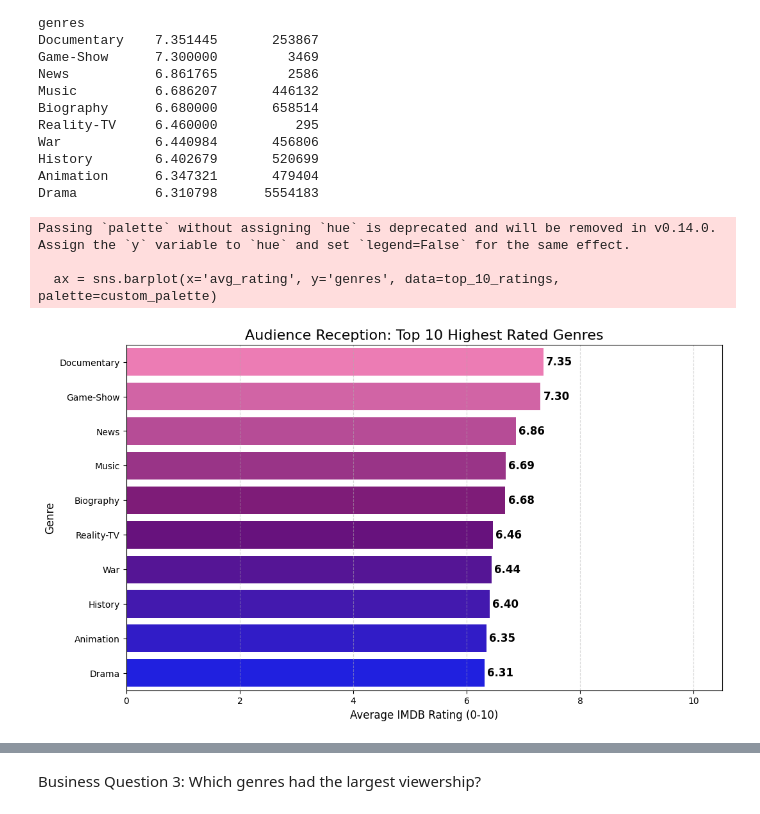
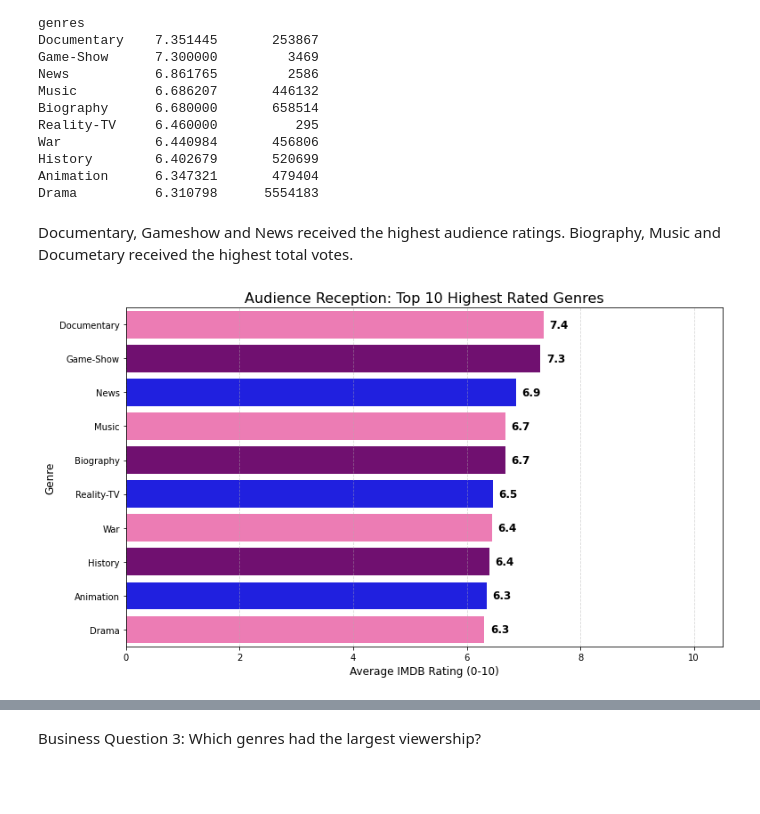
Before and after one commit to thomasamuti-cpu/Movies_project_moringa, a Jupyter notebook: student.ipynb, the cells around one changed output, grey strips where cells are left out. Cells and saved outputs as stored; diff of their text form; code cells hidden in the pictures; blank space fills up the shorter version.

Commit message:
Edited README, Added dashboard, git_ignore, figures, notebook and presentation pdf, edited csv files, compiled notebook.

```diff
--- a/student.ipynb
+++ b/student.ipynb
@@ -111,7 +111,7 @@ FileNotFoundError: [Errno 2] No such file or directory: 'C:\\Users\\PC\\Desktop\
 
 # Create a connection
 
-conn = sqlite3.connect('C:/Users/PC/Desktop/movies_project/dsc-phase-2-project-v3/zippedData/im.db')
+conn = sqlite3.connect('C:/Users/PC/Desktop/movies_project_moringa/zippedData/im.db')
 
 cursor = conn.cursor()
 
@@ -129,7 +149,7 @@ print(tables)
 # We will extract these and store them as a pandas dataframe
 
 IMDB_df = pd.read_sql_query("""
-SELECT mb.movie_id, mb.genres, mr.movie_id, mr.averagerating, mr.numvotes, ma.ordering
+SELECT mb.movie_id, mb.genres, mr.averagerating, mr.numvotes, ma.ordering
 FROM movie_basics as mb
 JOIN movie_ratings as mr
 ON mb.movie_id = mr.movie_id
@@ -353,40 +424,40 @@ War            6.440984       456806
 History        6.402679       520699
 Animation      6.347321       479404
 Drama          6.310798      5554183
+# %% [markdown]
+Documentary, Gameshow and News received the highest audience ratings.
+   Biography, Music and Documetary received the highest total votes.
 # %%
-
-
+# Visualization of the movies with the highest audience ratings.
 # 1. PREPARE THE DATA
 # We ensure the index is reset so 'genres' becomes a proper column
 # We check if 'genres' is already a column or if it's the index
+# Ensure 'genres' is a column
 if 'genres' not in top_10_ratings.columns:
     top_10_ratings = top_10_ratings.reset_index()
 
-# 2. CREATE PLOT
-plt.figure(figsize=(12, 7))
+    plt.figure(figsize=(12, 7))
 
-# Create the Custom Pink-Purple-Blue Palette
-custom_palette = sns.blend_palette(["#ff69b4", "#800080", "#0000ff"], n_colors=10)
+# Custom palette (fixed)
+custom_palette = sns.color_palette(["#ff69b4", "#800080", "#0000ff"], n_colors=10)
 
-# Plot Horizontal Bar Chart
-# FIX 1: Changed x='averagerating' to x='avg_rating'
+# Horizontal bar chart
 ax = sns.barplot(x='avg_rating', y='genres', data=top_10_ratings, palette=custom_palette)
 
-# 3. ADD LABELS
-for i in ax.containers:
-    ax.bar_label(i, fmt='%.2f', padding=3, fontsize=12, fontweight='bold')
+# Add labels
+for bar in ax.patches:
+    width = bar.get_width()
+    ax.text(width + 0.1, bar.get_y() + bar.get_height()/2, f'{width:.1f}',
+            ha='left', va='center', fontsize=12, fontweight='bold')
 
-# 4. FORMATTING
+# Formatting
 plt.title('Audience Reception: Top 10 Highest Rated Genres', fontsize=16)
 plt.xlabel('Average IMDB Rating (0-10)', fontsize=12)
 plt.ylabel('Genre', fontsize=12)
 plt.xlim(0, 10.5)
 plt.grid(axis='x', linestyle='--', alpha=0.5)
 
 plt.show()
 # %% [output]
-Passing `palette` without assigning `hue` is deprecated and will be removed in v0.14.0. Assign the `y` variable to `hue` and set `legend=False` for the same effect.
-
-  ax = sns.barplot(x='avg_rating', y='genres', data=top_10_ratings, palette=custom_palette)
-[figure, old version]
+[figure, new version]
 # %%
```
Also changed, not shown: parts of 55 cells of this notebook, 13 other files.
